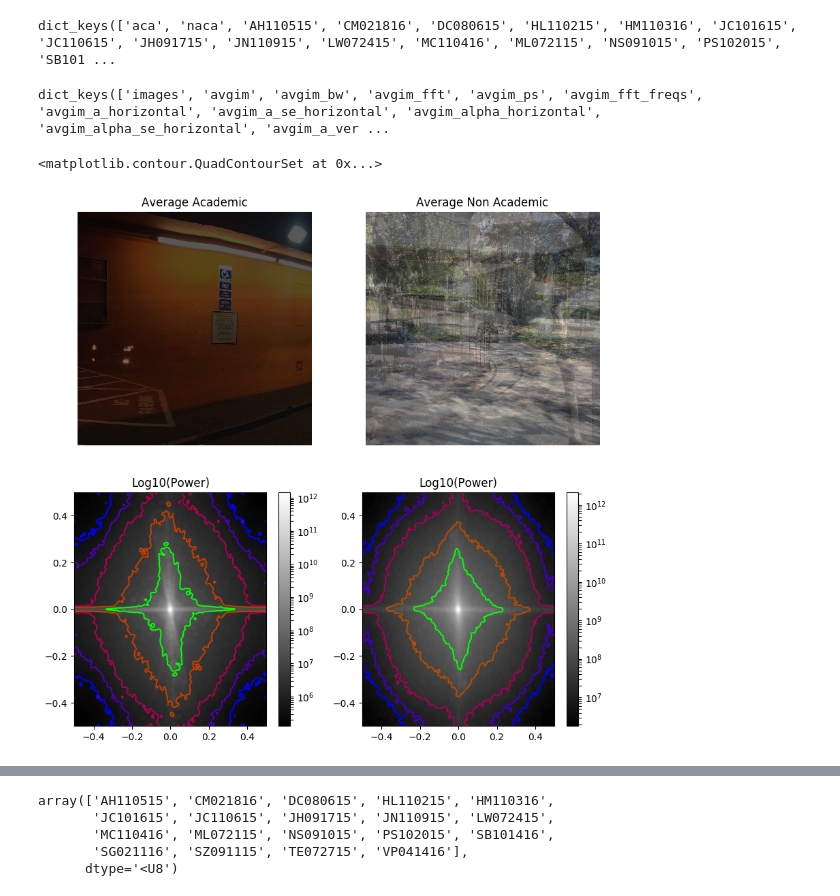
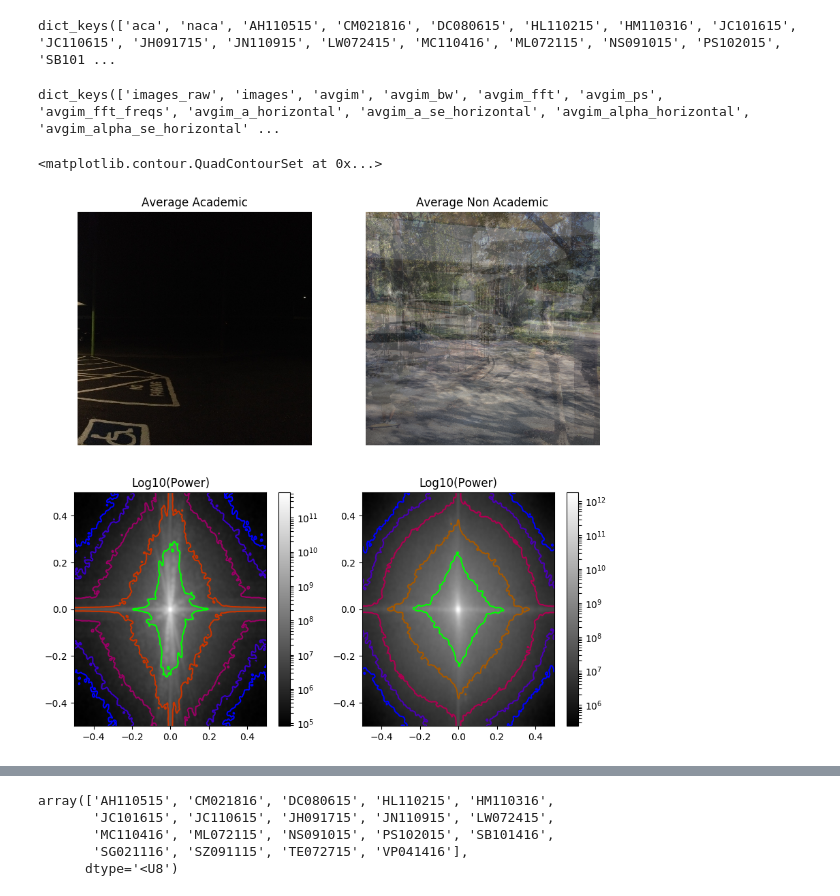
Before and after one commit to Akshugopi/myopiaNaturalScenes, a Jupyter notebook: myopiaNaturalScenes.ipynb, the cells around one changed output, grey strips where cells are left out. Cells and saved outputs as stored; diff of their text form; code cells hidden in the pictures.

```diff
--- a/myopiaNaturalScenes.ipynb
+++ b/myopiaNaturalScenes.ipynb
@@ -385,10 +438,12 @@ ddict['naca']['images_raw'] = naca_raw_images
 # analyze overall NACA and ACA
 ddict['aca'] = analyze_imset(set_ims = aca_raw_images,
                              min_dim = min_dim,
-                             dictloc = ddict['aca'])
+                             dictloc = ddict['aca'],
+                             crop = False)
 ddict['naca'] = analyze_imset(set_ims = naca_raw_images,
                               min_dim = min_dim,
-                              dictloc = ddict['naca'])
+                              dictloc = ddict['naca'],
+                              crop = False)
 
 # analyze images for each individual subject
 for i, sub in enumerate(subjects):
@@ -414,7 +469,8 @@ for i, sub in enumerate(subjects):
     if not np.shape(subims) == (0, ):
         ddict[sub] = analyze_imset(set_ims = subims,
                                 min_dim = min_dim,
-                                dictloc = thisloc)
+                                dictloc = thisloc,
+                                crop = False)
 
     # analyze academic & nonacademic separately
     if not np.shape(aca_subims) == (0, ):
@@ -426,7 +482,8 @@ for i, sub in enumerate(subjects):
         #if there are images in this category then calculate averages and ft for them
         ddict[sub][school] = analyze_imset(set_ims = thisloc['images_raw'],
                                         min_dim = min_dim,
-                                        dictloc = thisloc)
+                                        dictloc = thisloc,
+                                        crop = False)
     if not np.shape(naca_subims) == (0, ):
         school = 'naca'
         ddict[sub][school] = {}
@@ -436,4 +493,5 @@ for i, sub in enumerate(subjects):
         #if there are images in this category then calculate averages and ft for them
         ddict[sub][school] = analyze_imset(set_ims = thisloc['images_raw'],
                                         min_dim = min_dim,
-                                        dictloc = thisloc)
+                                        dictloc = thisloc,
+                                        crop = False)
@@ -444,31 +520,30 @@ dict_keys(['aca', 'naca', 'AH110515', 'CM021816', 'DC080615', 'HL110215', 'HM110
 # %%
 #plot a few example images
 
 sample_sub = 'HL110215'
-sample_loc = 'middle'
 
-print(ddict[sample_sub]['aca'][sample_loc].keys())
+print(ddict[sample_sub]['aca'].keys())
 
 plt.figure(figsize=(10,10))
 
 plt.subplot(2, 2, 1, title="Average Academic")
-implot(ddict[sample_sub]['aca'][sample_loc]['avgim'])
+implot(ddict[sample_sub]['aca']['avgim'])
 
 
 plt.subplot(2, 2, 2, title="Average Non Academic")
-implot(ddict[sample_sub]['naca'][sample_loc]['avgim'])
+implot(ddict[sample_sub]['naca']['avgim'])
 
 plt.subplot(2, 2, 3, title='Log10(Power)')
-contour_plotter(ps = ddict[sample_sub]['aca'][sample_loc]['avgim_ps'],
-                fqs = ddict[sample_sub]['aca'][sample_loc]['avgim_fft_freqs'],
+contour_plotter(ps = ddict[sample_sub]['aca']['avgim_ps'],
+                fqs = ddict[sample_sub]['aca']['avgim_fft_freqs'],
                 bar=True)
 
 plt.subplot(2, 2, 4, title='Log10(Power)')
-contour_plotter(ps = ddict[sample_sub]['naca'][sample_loc]['avgim_ps'],
-                fqs = ddict[sample_sub]['naca'][sample_loc]['avgim_fft_freqs'],
+contour_plotter(ps = ddict[sample_sub]['naca']['avgim_ps'],
+                fqs = ddict[sample_sub]['naca']['avgim_fft_freqs'],
                 bar=True)
 # %% [output]
-dict_keys(['images', 'avgim', 'avgim_bw', 'avgim_fft', 'avgim_ps', 'avgim_fft_freqs', 'avgim_a_horizontal', 'avgim_a_se_horizontal', 'avgim_alpha_horizontal', 'avgim_alpha_se_horizontal', 'avgim_a_ver ...
+dict_keys(['images_raw', 'images', 'avgim', 'avgim_bw', 'avgim_fft', 'avgim_ps', 'avgim_fft_freqs', 'avgim_a_horizontal', 'avgim_a_se_horizontal', 'avgim_alpha_horizontal', 'avgim_alpha_se_horizontal' ...
 <matplotlib.contour.QuadContourSet at 0x...>
-[figure, old version]
+[figure, new version]
 # %%
```
Also changed, not shown: parts of 17 cells of this notebook.
